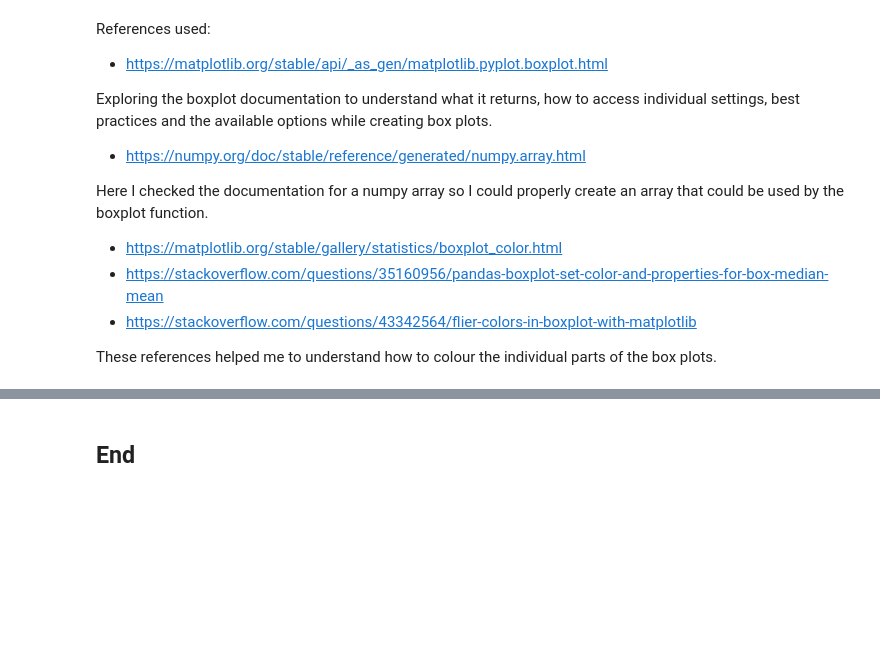
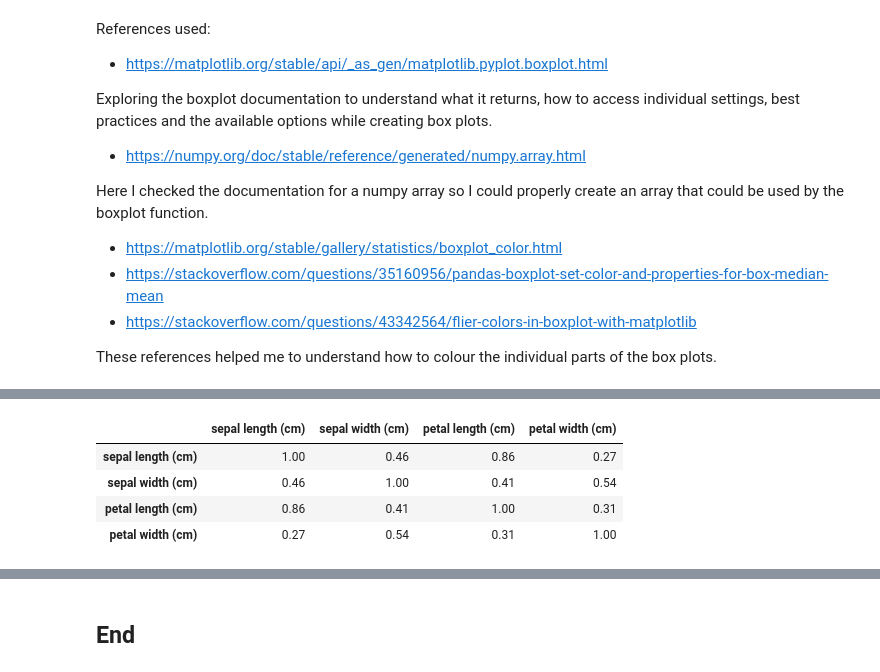
Before and after one commit to CeamanCollins/principles_of_data_analytics_assessment, a Jupyter notebook: tasks.ipynb, the cells around one changed output, grey strips where cells are left out. Cells and saved outputs as stored; diff of their text form; code cells hidden in the pictures; blank space fills up the shorter version.

```diff
--- a/tasks.ipynb
+++ b/tasks.ipynb
@@ -438,0 +465,10 @@ These references helped me to understand how to colour the individual parts of t
+# %%
+virginica_corr = data[100:149].corr()
+
+virginica_corr
+# %% [output]
+|  | sepal length (cm) | sepal width (cm) | petal length (cm) | petal width (cm) |
+| sepal length (cm) | 1.00 | 0.46 | 0.86 | 0.27 |
+| sepal width (cm) | 0.46 | 1.00 | 0.41 | 0.54 |
+| petal length (cm) | 0.86 | 0.41 | 1.00 | 0.31 |
+| petal width (cm) | 0.27 | 0.54 | 0.31 | 1.00 |
```
Also changed, not shown: parts of 7 cells of this notebook, 2 other files.
